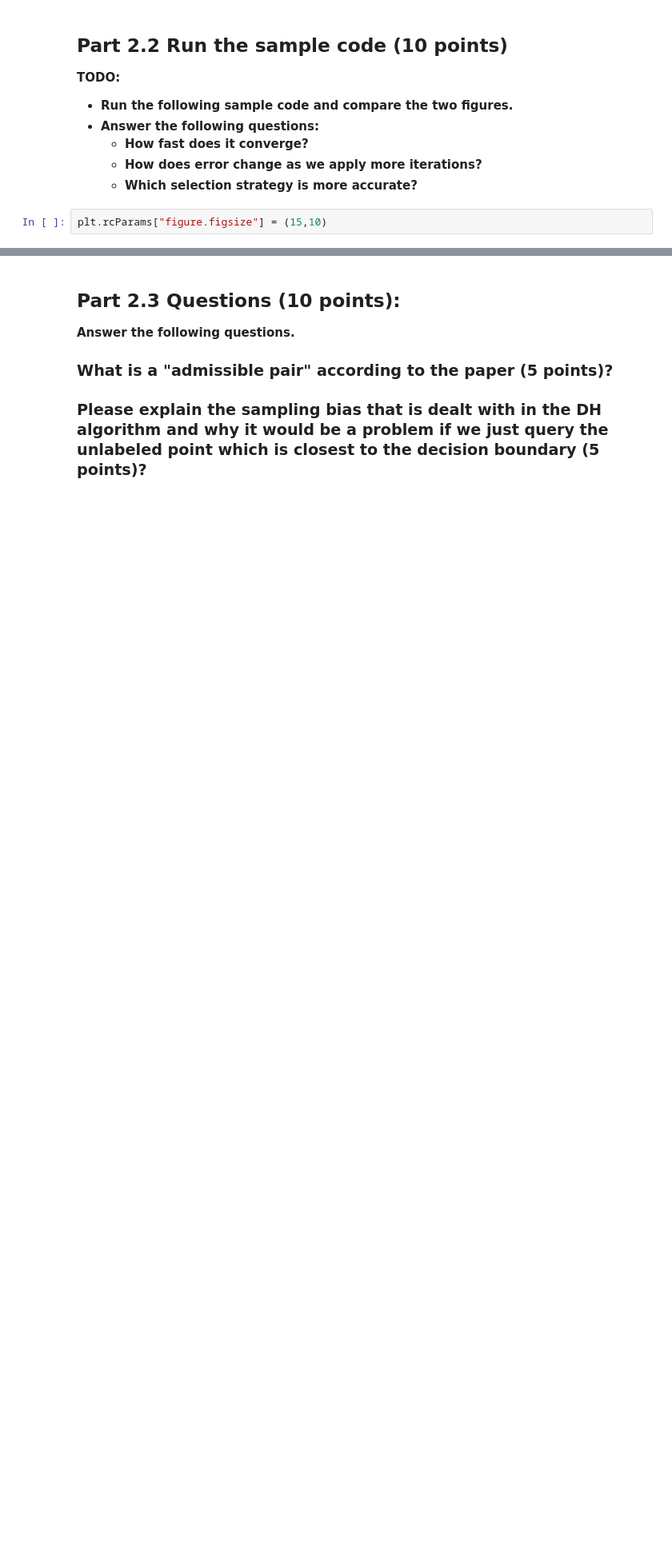
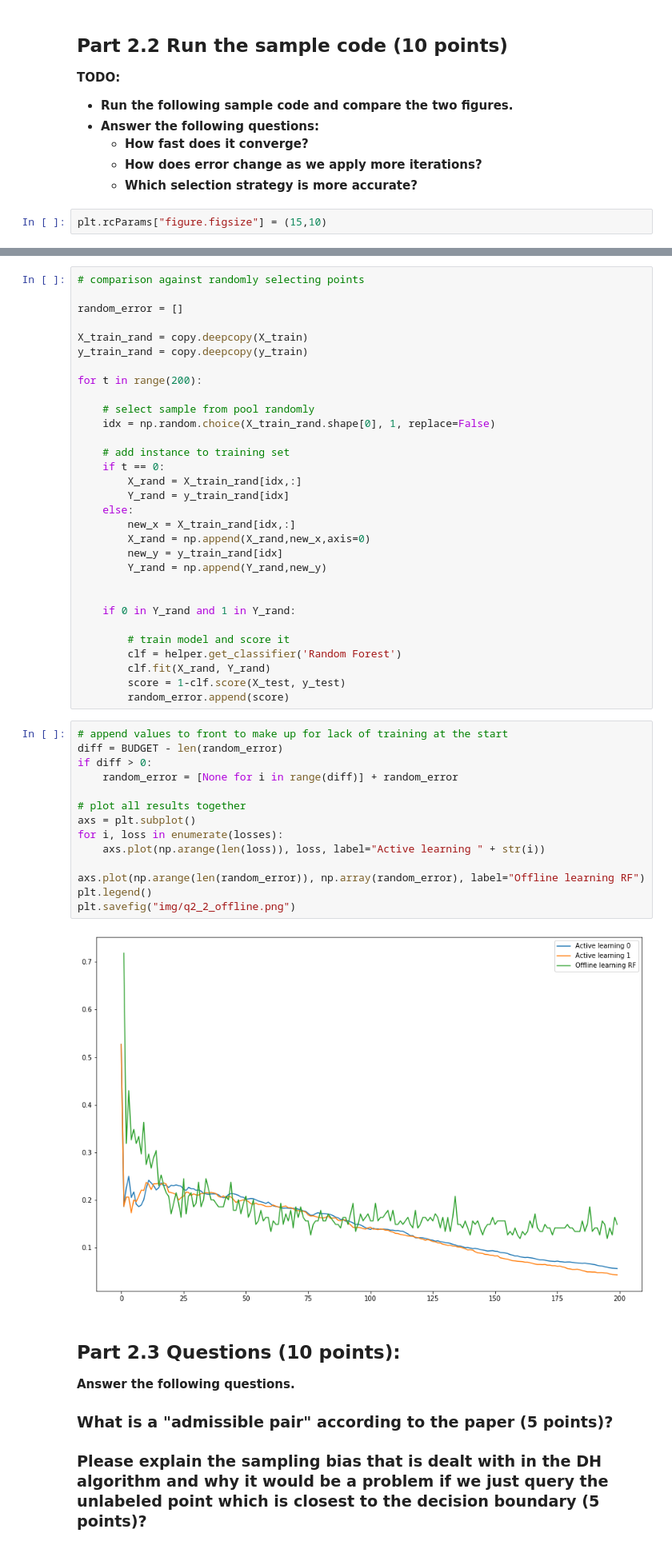
Before and after one commit to ryanquinnnelson/CMU-02750-Study-of-Type-2-Active-Learning-Algorithms, a Jupyter notebook: Q2_DH_ryann.ipynb, the cells around one changed output, grey strips where cells are left out. Shown at 80% size. Cells and saved outputs as stored; diff of their text form; blank space fills up the shorter version.

```diff
--- a/Q2_DH_ryann.ipynb
+++ b/Q2_DH_ryann.ipynb
@@ -254,3 +270,50 @@ Wall time: 19.5 s
+# %%
+# comparison against randomly selecting points
+
+random_error = []
+
+X_train_rand = copy.deepcopy(X_train)
+y_train_rand = copy.deepcopy(y_train)
+
+for t in range(200):
+
+    # select sample from pool randomly
+    idx = np.random.choice(X_train_rand.shape[0], 1, replace=False)
+
+    # add instance to training set
+    if t == 0:
+        X_rand = X_train_rand[idx,:]
+        Y_rand = y_train_rand[idx]
+    else:
+        new_x = X_train_rand[idx,:]
+        X_rand = np.append(X_rand,new_x,axis=0)
+        new_y = y_train_rand[idx]
+        Y_rand = np.append(Y_rand,new_y)
+
+
+    if 0 in Y_rand and 1 in Y_rand:
+
+        # train model and score it
+        clf = helper.get_classifier('Random Forest')
+        clf.fit(X_rand, Y_rand)
+        score = 1-clf.score(X_test, y_test)
+        random_error.append(score)
+# %%
+# append values to front to make up for lack of training at the start
+diff = BUDGET - len(random_error)
+if diff > 0:
+    random_error = [None for i in range(diff)] + random_error
+
+# plot all results together
+axs = plt.subplot()
+for i, loss in enumerate(losses):
+    axs.plot(np.arange(len(loss)), loss, label="Active learning " + str(i))
+
+axs.plot(np.arange(len(random_error)), np.array(random_error), label="Offline learning RF")
+plt.legend()
+plt.savefig("img/q2_2_offline.png")
+# %% [output]
+[figure, added]
 # %% [markdown]
 ## Part 2.3 Questions (10 points):
 **Answer the following questions.**
```
Also changed, not shown: parts of 5 cells of this notebook, 8 other files.
